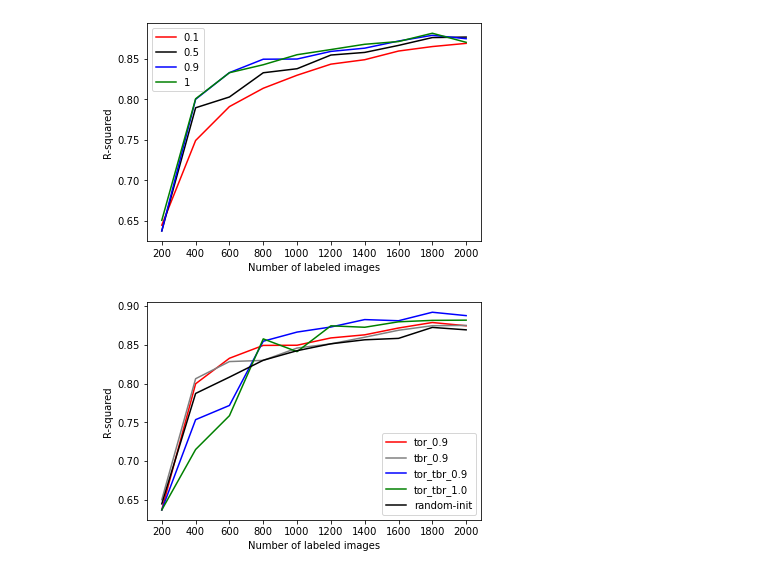
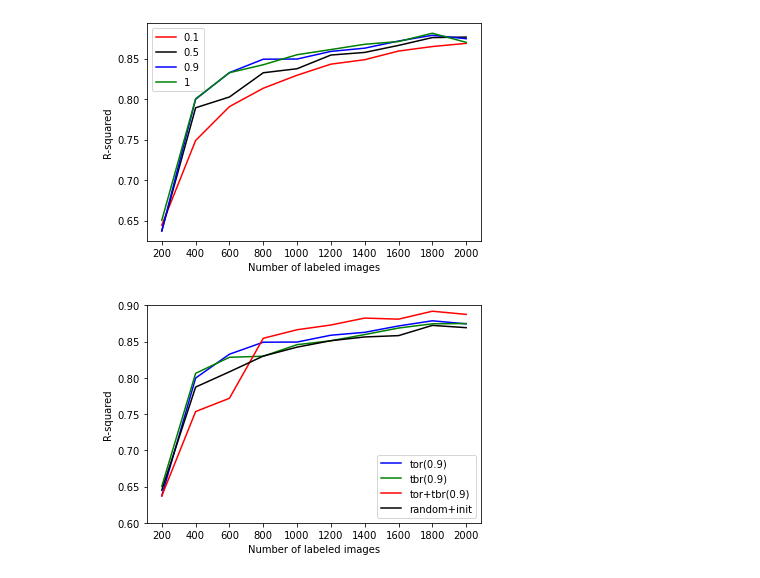
Before and after one commit to wonderit/Learning-Loss-for-Active-Learning, a Jupyter notebook: plot_tbr.ipynb, the cells around one changed output. Drawn from its saved outputs; the diff is of its cells as text; code cells hidden in the pictures.

```diff
--- a/plot_tbr.ipynb
+++ b/plot_tbr.ipynb
@@ -52,24 +52,26 @@ plt.show()
 # %%
 result = pd.read_csv('csv/k200_tbr_tor.csv', sep='\t')
 
 # gca stands for 'get current axis'
 ax = plt.gca()
 
 k = 200
 result['x'] = list(range(k, 10 * k + 1, k))
 
-result.plot(kind='line', use_index=True, x='x', y='tor_0.9', color='red', ax=ax)
-result.plot(kind='line', use_index=True, x='x', y='tbr_0.9', color='gray', ax=ax)
-result.plot(kind='line', use_index=True, x='x', y='tor_tbr_0.9', color='blue', ax=ax)
-result.plot(kind='line', use_index=True, x='x', y='tor_tbr_1.0', color='green', ax=ax)
-result.plot(kind='line', use_index=True, x='x', y='random-init', color='black', ax=ax)
+result.plot(kind='line', use_index=True, x='x', y='tor_0.9', label='tor(0.9)', color='blue', ax=ax)
+result.plot(kind='line', use_index=True, x='x', y='tbr_0.9', label='tbr(0.9)',color='green', ax=ax)
+result.plot(kind='line', use_index=True, x='x', y='tor_tbr_0.9',label='tor+tbr(0.9)', color='red', ax=ax)
+# result.plot(kind='line', use_index=True, x='x', y='tor_tbr_1.0', color='green', ax=ax)
+result.plot(kind='line', use_index=True, x='x', y='random-init',label='random+init', color='black', ax=ax)
 
 plt.xlabel('Number of labeled images')
 plt.ylabel('R-squared')
 
 plt.xticks(np.arange(k, 10 * k + 1, step=k))
 
-plt.savefig('fig/result-k200-tbr-tor_all.png', dpi=300)
+plt.ylim([0.6, 0.9])
+
+plt.savefig('fig/result-k200-tbr-tor_all_paper.png', dpi=300)
 plt.show()
 # %% [output]
-[figure, old version]
+[figure, new version]
```
Also changed, not shown: 1 other file.
